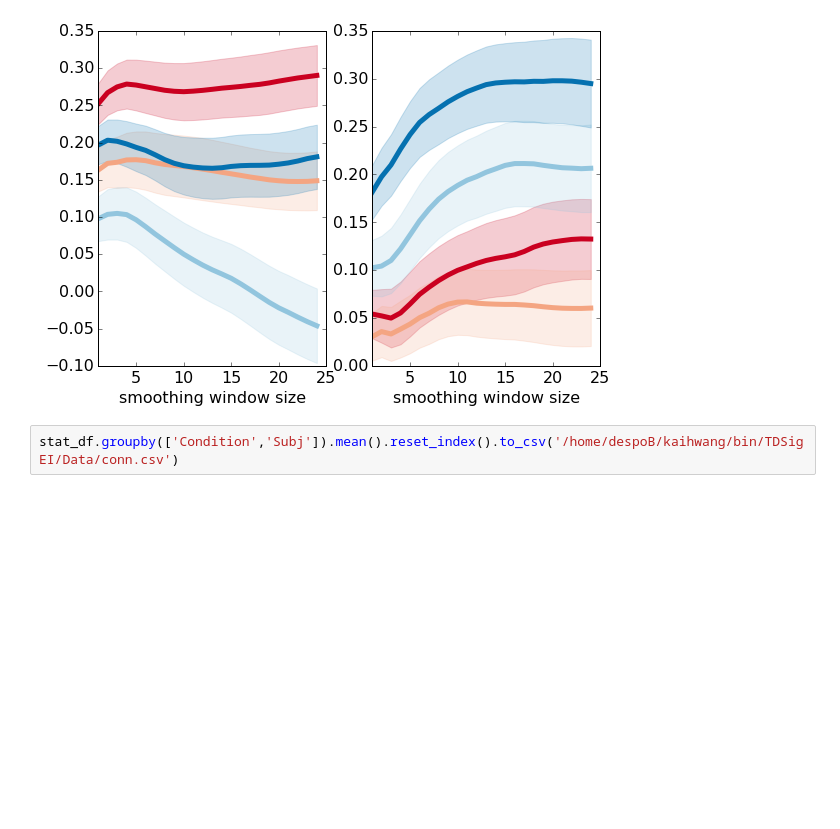
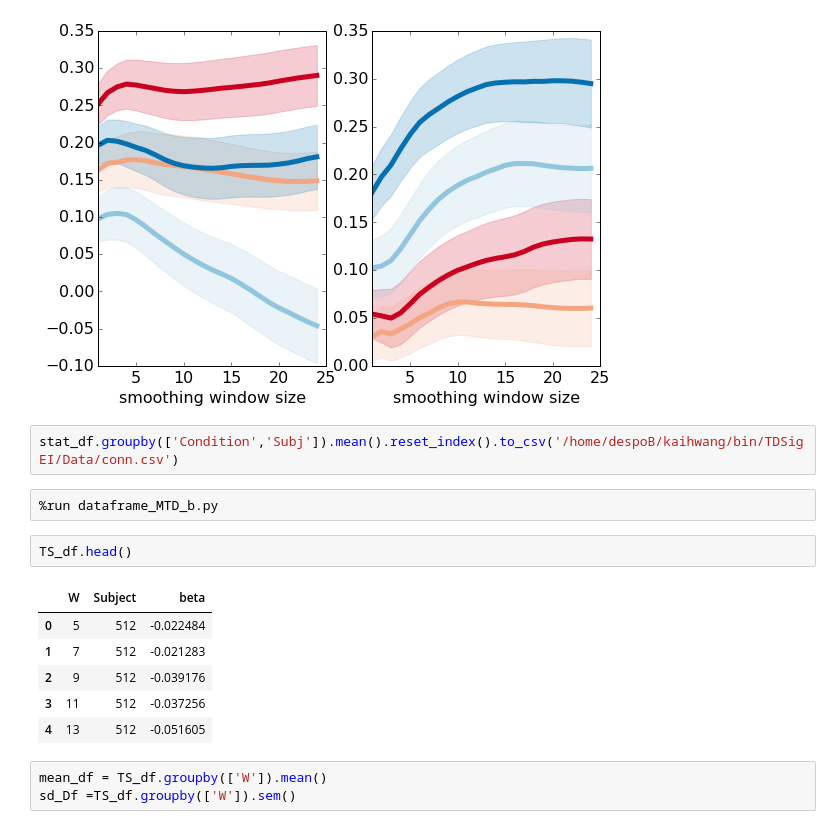
Before and after one commit to kaihwang/TDSigEI, a Jupyter notebook: MTD/Run_MTD.ipynb, the cells around one changed output. Saved outputs shown, nothing was run; the diff lists cells and outputs as text; blank space fills up the shorter version.

```diff
--- a/MTD/Run_MTD.ipynb
+++ b/MTD/Run_MTD.ipynb
@@ -120,3 +120,17 @@ plt.savefig('/home/despoB/kaihwang/bin/TDSigEI/FIRreg_MTD_v_corr_lags1-25.pdf',b
 [figure]
 # %%
 stat_df.groupby(['Condition','Subj']).mean().reset_index().to_csv('/home/despoB/kaihwang/bin/TDSigEI/Data/conn.csv')
+# %%
+%run dataframe_MTD_b.py
+# %%
+TS_df.head()
+# %% [output]
+|  | W | Subject | beta |
+| 0 | 5 | 512 | -0.022484 |
+| 1 | 7 | 512 | -0.021283 |
+| 2 | 9 | 512 | -0.039176 |
+| 3 | 11 | 512 | -0.037256 |
+| 4 | 13 | 512 | -0.051605 |
+# %%
+mean_df = TS_df.groupby(['W']).mean()
+sd_Df =TS_df.groupby(['W']).sem()
```
Also changed, not shown: parts of 2 cells of this notebook, 1 other file.
